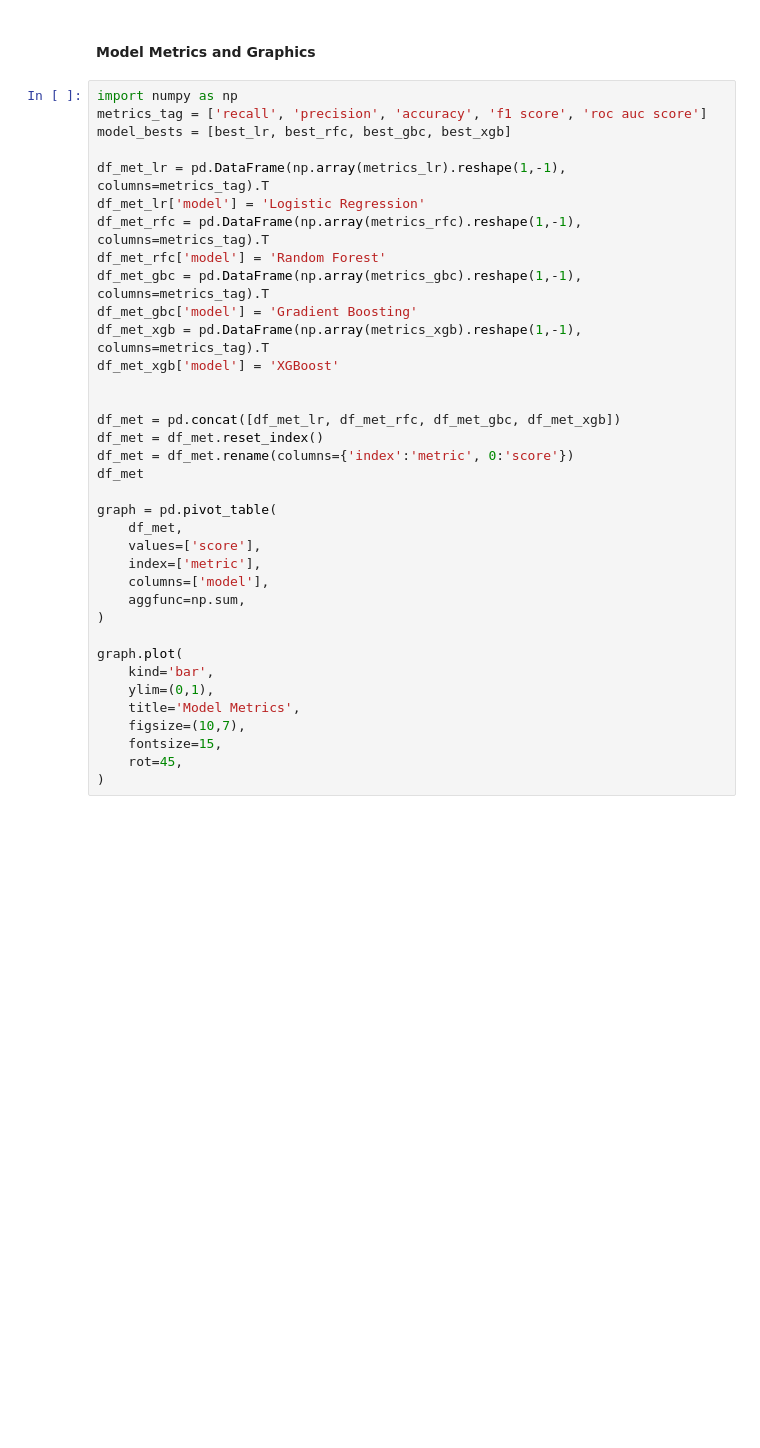
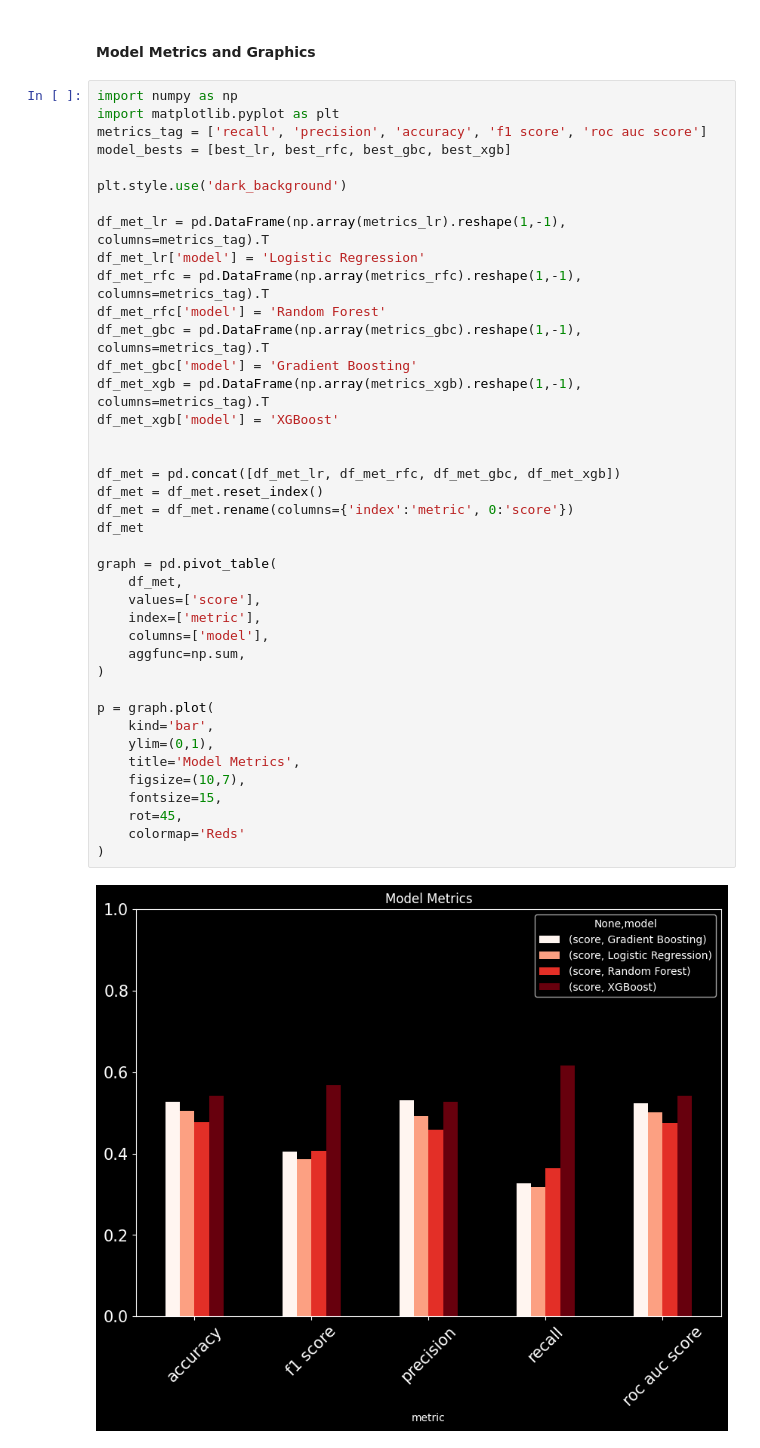
Before and after one commit to jrilkoff/finalProject, a Jupyter notebook: notebook.ipynb, the cells around one changed output. Drawn from its saved outputs; the diff is of its cells as text; blank space fills up the shorter version.

```diff
--- a/notebook.ipynb
+++ b/notebook.ipynb
@@ -285,37 +364,43 @@ model_xgb, metrics_xgb, prob_xgb, pred_xgb, best_xgb = pipeline(xboost, datamode
 #### Model Metrics and Graphics
 # %%
 import numpy as np
+import matplotlib.pyplot as plt
 metrics_tag = ['recall', 'precision', 'accuracy', 'f1 score', 'roc auc score']
 model_bests = [best_lr, best_rfc, best_gbc, best_xgb]
+
+plt.style.use('dark_background')
 
 df_met_lr = pd.DataFrame(np.array(metrics_lr).reshape(1,-1), columns=metrics_tag).T
 df_met_lr['model'] = 'Logistic Regression'
 df_met_rfc = pd.DataFrame(np.array(metrics_rfc).reshape(1,-1), columns=metrics_tag).T
 df_met_rfc['model'] = 'Random Forest'
 df_met_gbc = pd.DataFrame(np.array(metrics_gbc).reshape(1,-1), columns=metrics_tag).T
 df_met_gbc['model'] = 'Gradient Boosting'
 df_met_xgb = pd.DataFrame(np.array(metrics_xgb).reshape(1,-1), columns=metrics_tag).T
 df_met_xgb['model'] = 'XGBoost'
 
 
 df_met = pd.concat([df_met_lr, df_met_rfc, df_met_gbc, df_met_xgb])
 df_met = df_met.reset_index()
 df_met = df_met.rename(columns={'index':'metric', 0:'score'})
 df_met
 
 graph = pd.pivot_table(
     df_met,
     values=['score'],
     index=['metric'],
     columns=['model'],
     aggfunc=np.sum,
 )
 
-graph.plot(
+p = graph.plot(
     kind='bar',
     ylim=(0,1),
     title='Model Metrics',
     figsize=(10,7),
     fontsize=15,
     rot=45,
+    colormap='Reds'
 )
+# %% [output]
+[figure, added]
```
Also changed, not shown: parts of 23 cells of this notebook.
